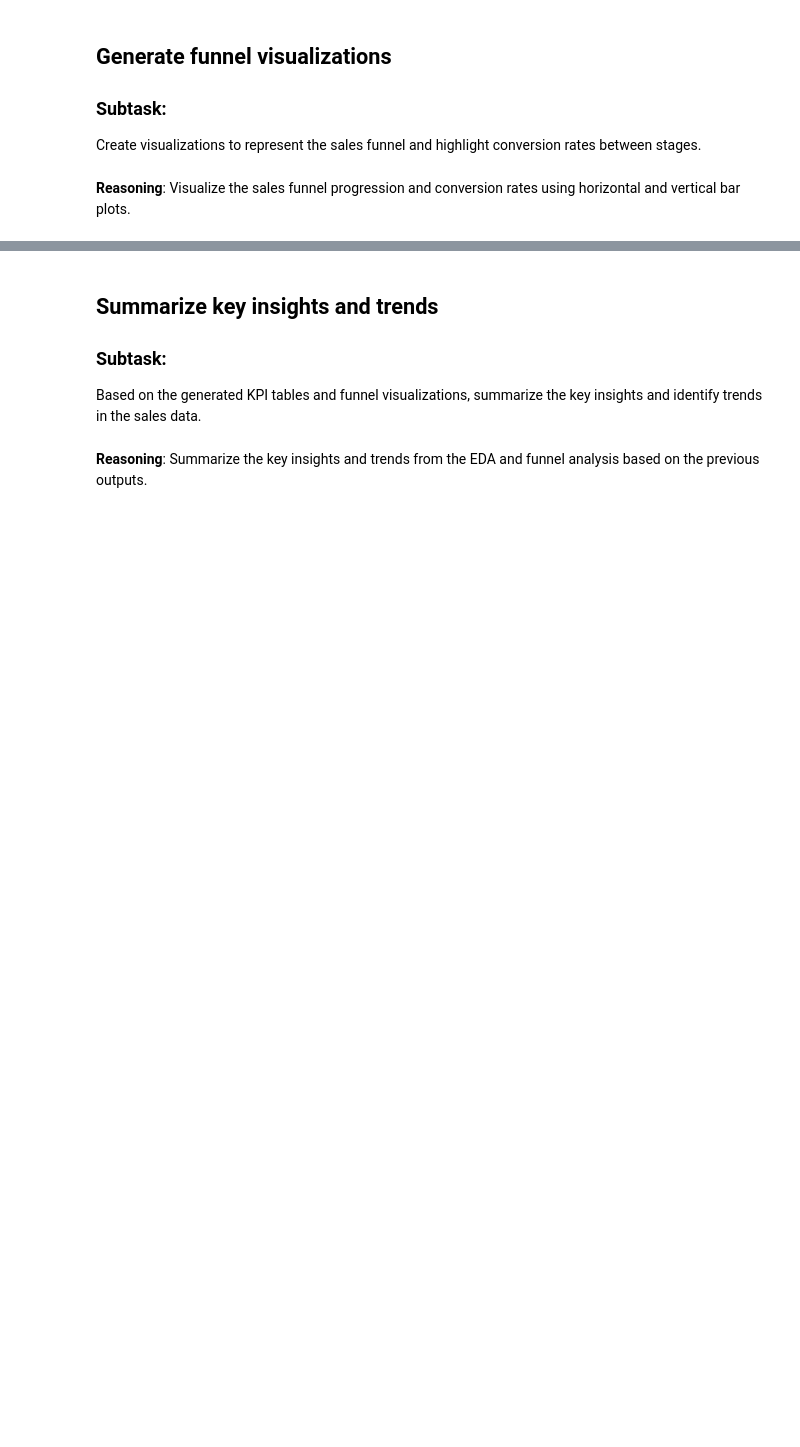
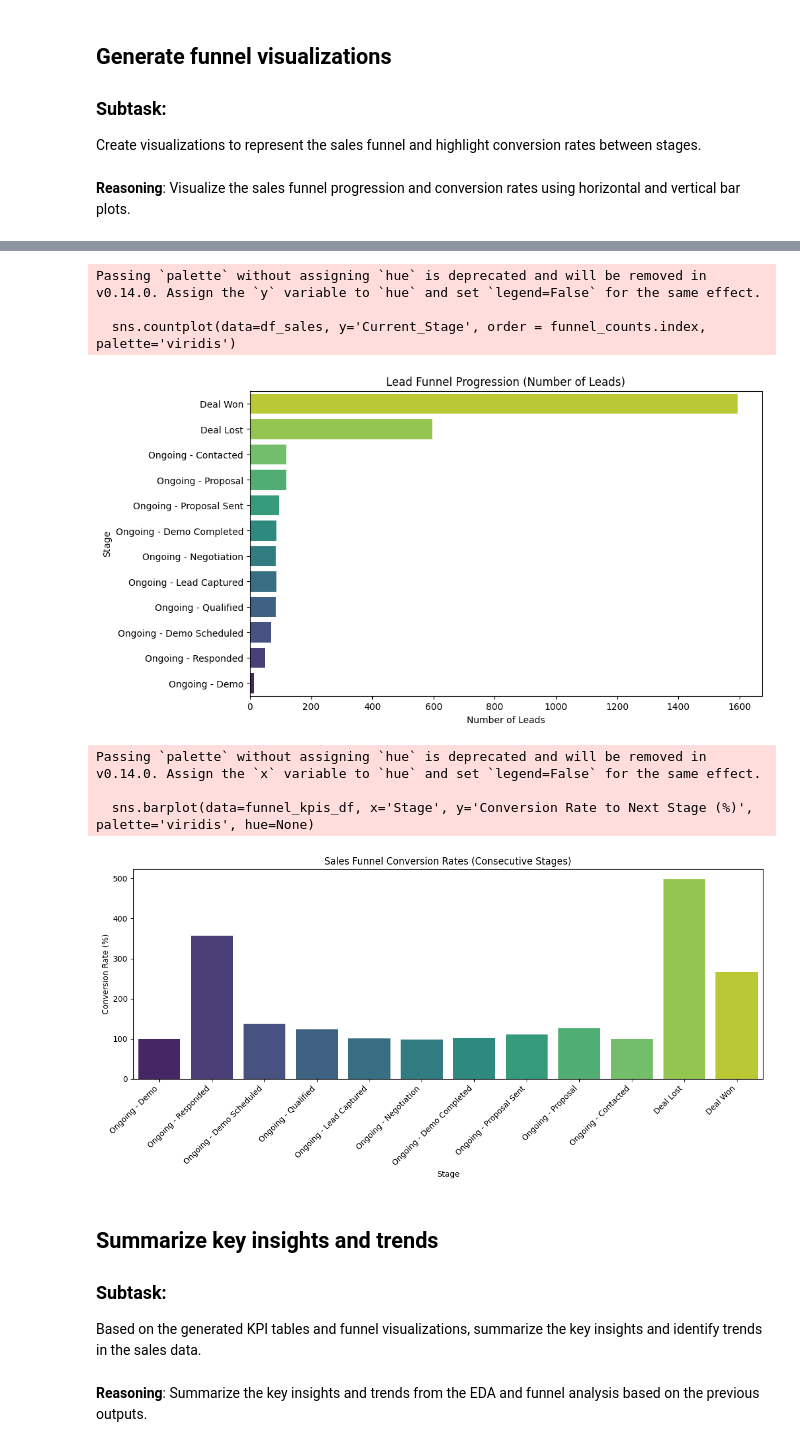
Before and after one commit to Anunineleaps6/Capstone_Sales, a Jupyter notebook: EDA.ipynb, the cells around one changed output, grey strips where cells are left out. Saved outputs shown, nothing was run; the diff lists cells and outputs as text; code cells hidden in the pictures; blank space fills up the shorter version.

```diff
--- a/EDA.ipynb
+++ b/EDA.ipynb
@@ -556,3 +524,69 @@ Passing `palette` without assigning `hue` is deprecated and will be removed in v
+# %%
+import matplotlib.pyplot as plt
+import seaborn as sns
+import pandas as pd
+
+# Assuming 'df_sales' and 'funnel_stages' are available from previous steps
+# Calculate the number of leads at each stage
+funnel_counts = df_sales['Current_Stage'].value_counts().reindex(funnel_stages)
+
+
+# Calculate conversion rates between consecutive stages and add to the DataFrame
+conversion_rates_consecutive = {}
+# Conversion into the first stage is considered 100% for the purpose of this visualization
+conversion_rates_consecutive[funnel_stages[0]] = 100.0
+
+for i in range(len(funnel_stages) - 1):
+    current_stage = funnel_stages[i]
+    next_stage = funnel_stages[i+1]
+    current_count = funnel_counts.get(current_stage, 0)
+    next_count = funnel_counts.get(next_stage, 0)
+
+    # Calculate conversion rate from current stage to the next stage
+    # This is calculated as (Leads in Next Stage / Leads in Current Stage) * 100
+    # This provides a percentage of leads at the current stage that are also in the next stage at this snapshot in time.
+    conversion_rate = (next_count / current_count) * 100 if current_count > 0 else 0
+    conversion_rates_consecutive[next_stage] = conversion_rate
+
+
+# Create or update the DataFrame for funnel KPIs with consecutive conversion rates
+# Ensure the DataFrame 'funnel_kpis_df' exists or create it if necessary
+if 'funnel_kpis_df' not in locals():
+    funnel_kpis_df = pd.DataFrame({
+        'Stage': funnel_stages,
+        'Number of Leads': funnel_counts.values
+    })
+
+# Add the consecutive conversion rates to the DataFrame
+funnel_kpis_df['Conversion Rate to Next Stage (%)'] = [conversion_rates_consecutive[stage] for stage in funnel_stages]
+
+# Visualize the distribution of 'Current_Stage' (Number of Leads at each stage)
+plt.figure(figsize=(10, 6))
+sns.countplot(data=df_sales, y='Current_Stage', order = funnel_counts.index, palette='viridis')
+plt.title('Lead Funnel Progression (Number of Leads)')
+plt.xlabel('Number of Leads')
+plt.ylabel('Stage')
+plt.gca().invert_yaxis() # Display stages from top to bottom
+plt.show()
+
+# Visualize the conversion rate between consecutive stages
+plt.figure(figsize=(12, 6))
+sns.barplot(data=funnel_kpis_df, x='Stage', y='Conversion Rate to Next Stage (%)', palette='viridis', hue=None)
+plt.title('Sales Funnel Conversion Rates (Consecutive Stages)')
+plt.xlabel('Stage')
+plt.ylabel('Conversion Rate (%)')
+plt.xticks(rotation=45, ha='right') # Rotate x-axis labels for readability
+plt.tight_layout() # Adjust layout to prevent labels overlapping
+plt.show()
+# %% [output]
+Passing `palette` without assigning `hue` is deprecated and will be removed in v0.14.0. Assign the `y` variable to `hue` and set `legend=False` for the same effect.
+
+  sns.countplot(data=df_sales, y='Current_Stage', order = funnel_counts.index, palette='viridis')
+[figure, added]
+Passing `palette` without assigning `hue` is deprecated and will be removed in v0.14.0. Assign the `x` variable to `hue` and set `legend=False` for the same effect.
+
+  sns.barplot(data=funnel_kpis_df, x='Stage', y='Conversion Rate to Next Stage (%)', palette='viridis', hue=None)
+[figure, added]
 # %% [markdown]
 ## Summarize key insights and trends
 
```
Also changed, not shown: parts of 2 cells of this notebook.
